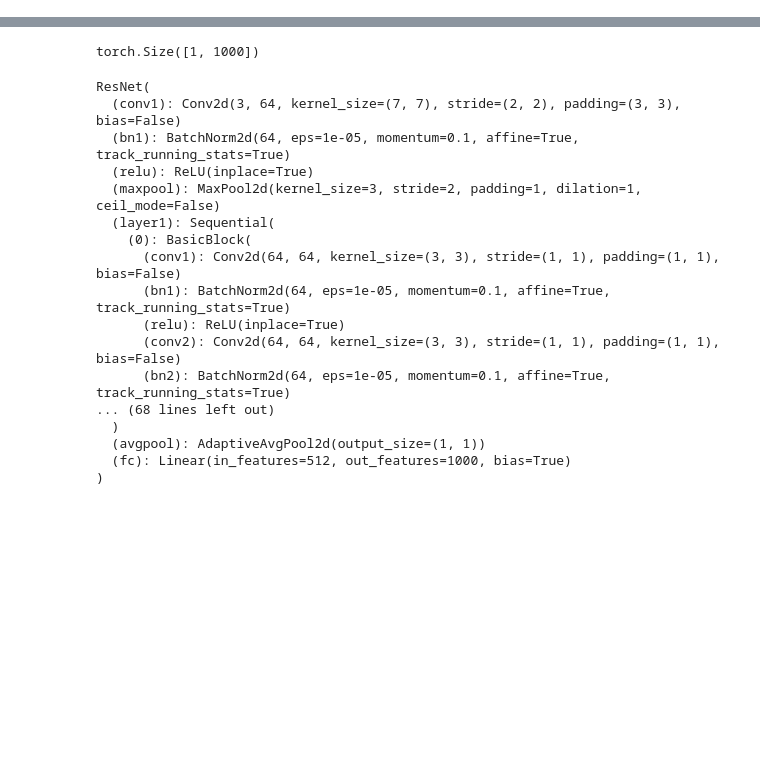
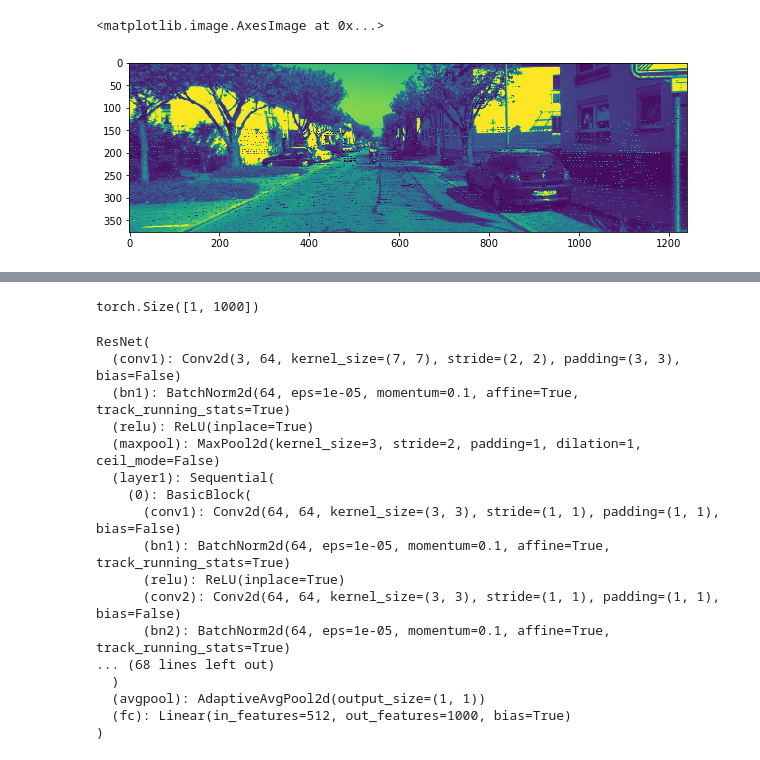
Before and after one commit to kbuyukburc/RCalibNet, a Jupyter notebook: tutorial.ipynb, the cells around one changed output, grey strips where cells are left out. Saved outputs shown, nothing was run; the diff lists cells and outputs as text; code cells hidden in the pictures; blank space fills up the shorter version.

```diff
--- a/tutorial.ipynb
+++ b/tutorial.ipynb
@@ -6,0 +21,7 @@ camera_2_img_list = glob('/media/kbuyukburc/DATASET/KITTI_Visual Odometry Datase
+# %%
+def bin_load(bin_file):
+    pcd_data = np.fromfile(bin_file, dtype=np.float32).reshape(-1, 4)
+    pcd = o3d.geometry.PointCloud()
+    pcd.points = o3d.utility.Vector3dVector(pcd_data[:, :3])
+    pcd.colors =  o3d.utility.Vector3dVector(pcd_data[:, 3, None].repeat(3, axis=1))
+    return pcd
@@ -13,0 +38,26 @@ plt.imshow(img[..., ::-1])
+# %%
+pcd = bin_load(lidar_bin_list[0])
+pcd.transform(ext)
+world_points = np.asarray(pcd.points)
+world_intensity = np.asarray(pcd.colors)[:, 0]
+reproj_lid_pts, joc = cv2.projectPoints(world_points, zero_vec, zero_vec, intrinsic, distortion)
+reproj_lid_pts = reproj_lid_pts[:, 0]
+reproj_lid_pts_flag = (reproj_lid_pts[:,0] > 0) & (reproj_lid_pts[:,1] > 0) & \
+(reproj_lid_pts[:,1] < img.shape[0]-1) & (reproj_lid_pts[:,0] < img.shape[1]-1)  & (world_points[:, 2] > 0)
+reproj_points = world_points[reproj_lid_pts_flag]
+sortid = np.argsort(np.linalg.norm(reproj_points, axis=1))[::-1]
+reproj_points = reproj_points[sortid]
+reproj_img_pts = np.rint(reproj_lid_pts[reproj_lid_pts_flag][sortid]).astype(int)
+reproj_intensity = world_intensity[reproj_lid_pts_flag][sortid]
+img_gray = cv2.cvtColor(img, cv2.COLOR_BGR2GRAY)
+img_lidar = img_gray.copy()#.np.ones_like(img_gray) * -1
+img_lidar[reproj_img_pts[:,1], reproj_img_pts[:,0]] = reproj_intensity * 255
+img_lidar_mask = img_lidar != -1
+lidar_hist_data = img_lidar[img_lidar_mask]
+img_hist_data = img_gray[img_lidar_mask]
+# %%
+plt.figure(figsize=[10,10])
+plt.imshow(img_lidar)
+# %% [output]
+<matplotlib.image.AxesImage at 0x...>
+[figure, added]
```
Also changed, not shown: parts of 10 cells of this notebook.
